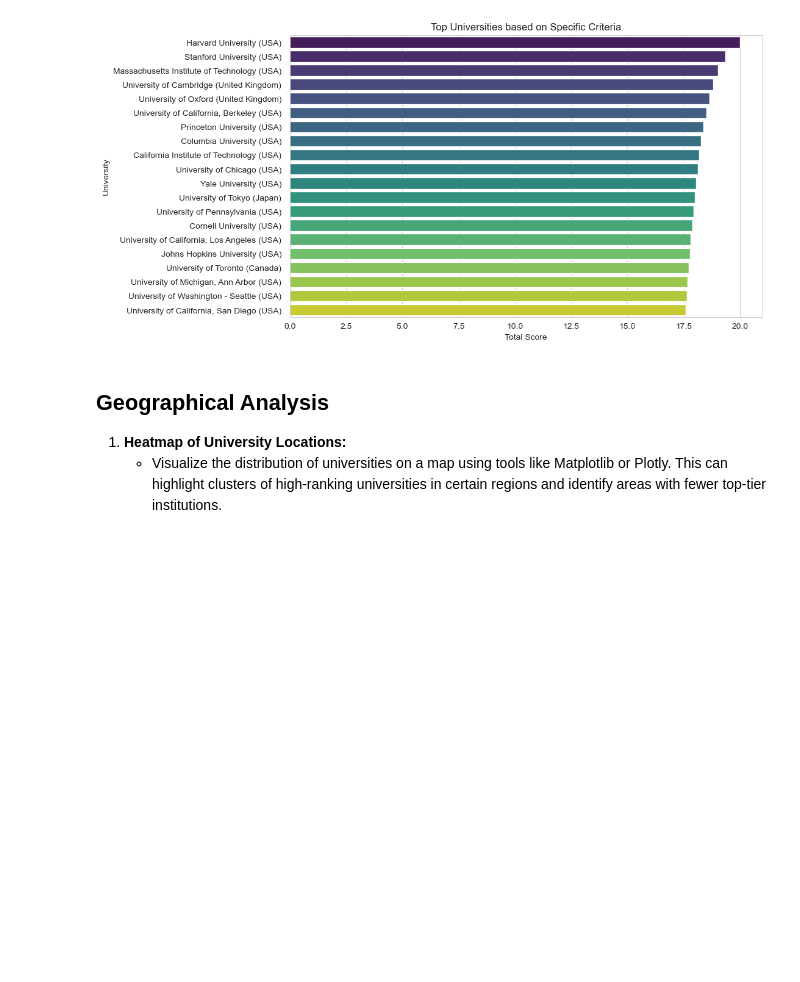
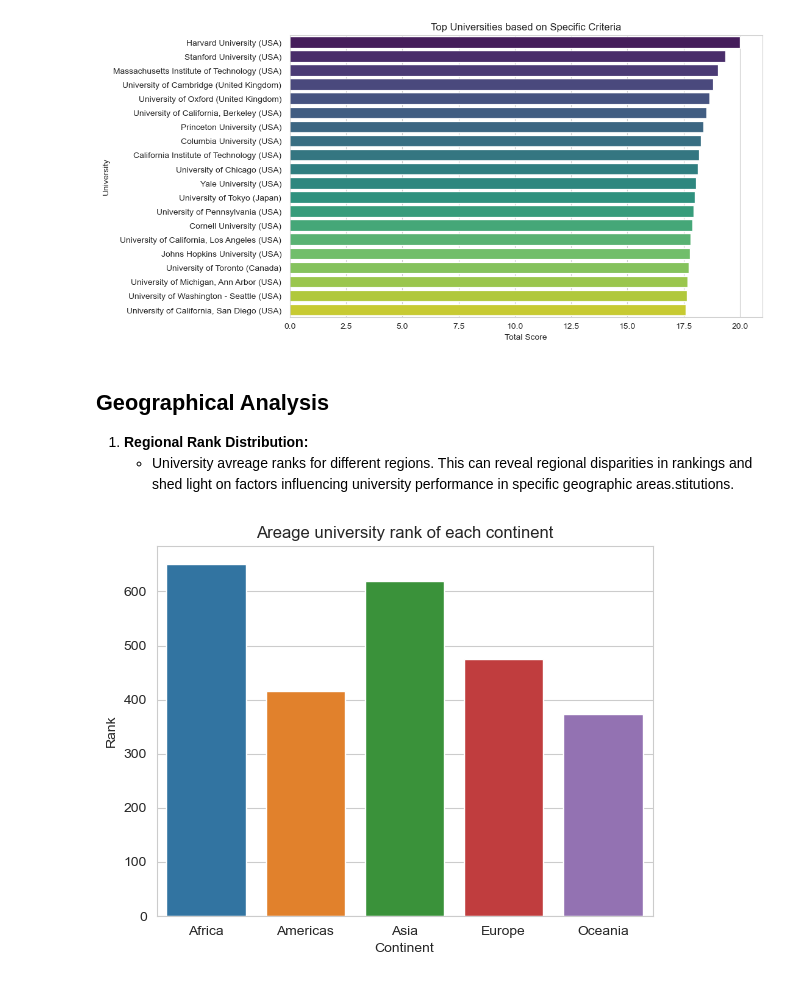
Before and after one commit to sahand-salmani/university-rankings-analysis, a Jupyter notebook: university_ranking.ipynb, the cells around one changed output. Cells and saved outputs as stored; diff of their text form; code cells hidden in the pictures; blank space fills up the shorter version.

```diff
--- a/university_ranking.ipynb
+++ b/university_ranking.ipynb
@@ -202,5 +253,14 @@ plt.show()
 [figure]
 # %% [markdown]
 ## Geographical Analysis
-1. **Heatmap of University Locations:**
-   - Visualize the distribution of universities on a map using tools like Matplotlib or Plotly. This can highlight clusters of high-ranking universities in certain regions and identify areas with fewer top-tier institutions.
+1. **Regional Rank Distribution:**
+   - University avreage ranks for different regions. This can reveal regional disparities in rankings and shed light on factors influencing university performance in specific geographic areas.stitutions.
+# %%
+rank_distributionby_continent = df.groupby('Continent')['World Rank'].mean()
+sns.barplot(x=rank_distributionby_continent.index, y= rank_distributionby_continent.values)
+plt.title('Areage university rank of each continent')
+plt.xlabel('Continent')
+plt.ylabel('Rank')
+plt.show()
+# %% [output]
+[figure, added]
```
Also changed, not shown: parts of 15 cells of this notebook, 1 other file.
